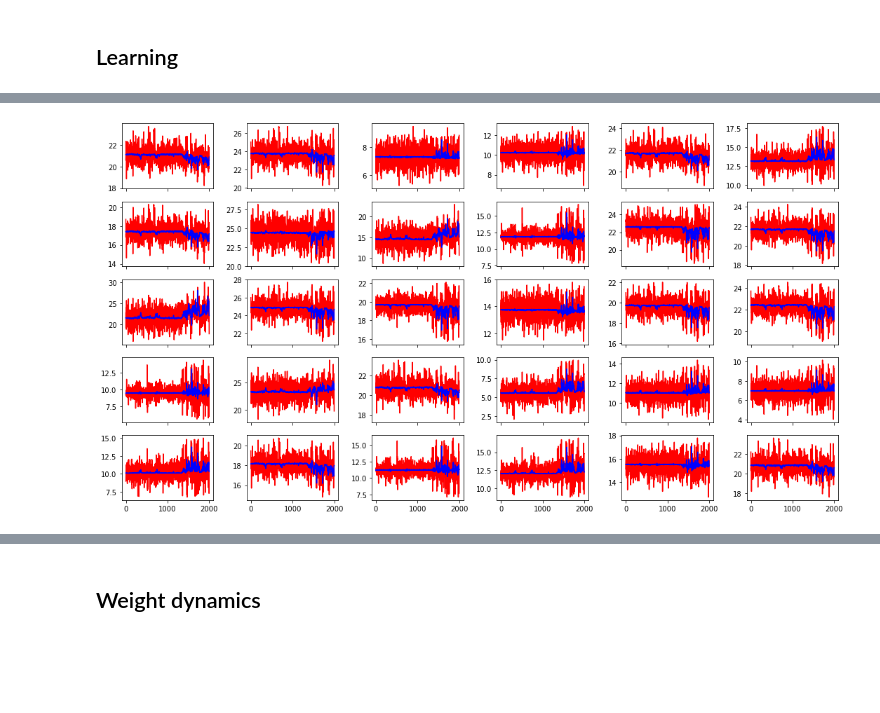
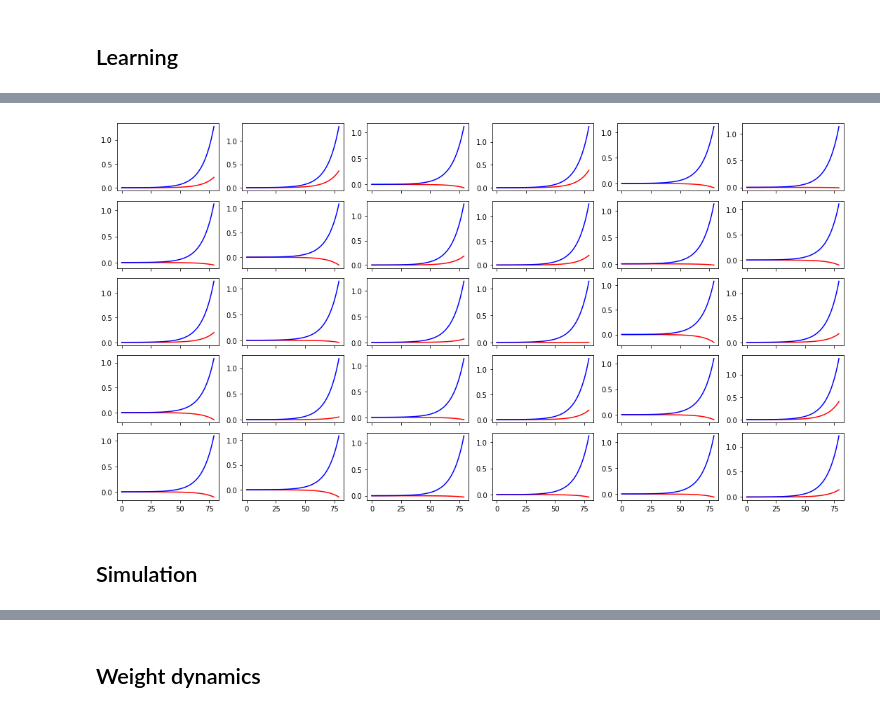
Before and after one commit to isVy08/ESTF, a Jupyter notebook: viz.ipynb, the cells around one changed output, grey strips where cells are left out. Cells and saved outputs as stored; diff of their text form; code cells hidden in the pictures; blank space fills up the shorter version.

```diff
--- a/viz.ipynb
+++ b/viz.ipynb
@@ -52,3 +59,2 @@ _, d, _ = load_pickle('sample_small.pickle')
 # %%
-out = load_pickle('output/sm.pickle')
-sim = load_pickle('output/sm_sim.pickle')
+sim = load_pickle('output/sim_log.pickle')
@@ -82,4 +76,6 @@ plot_forecast(out[0], out[1], 5, 6, 4000, 5000)
 # %%
-plot_forecast(sim[0], sim[1], 5, 6, 2000, 4000)
+plot_forecast(sim[0], sim[1], 5, 6, 0, 80)
 # %% [output]
-[figure, old version]
+[figure, new version]
+# %% [markdown]
+## Simulation
```
Also changed, not shown: parts of 18 cells of this notebook, 1 other file.
